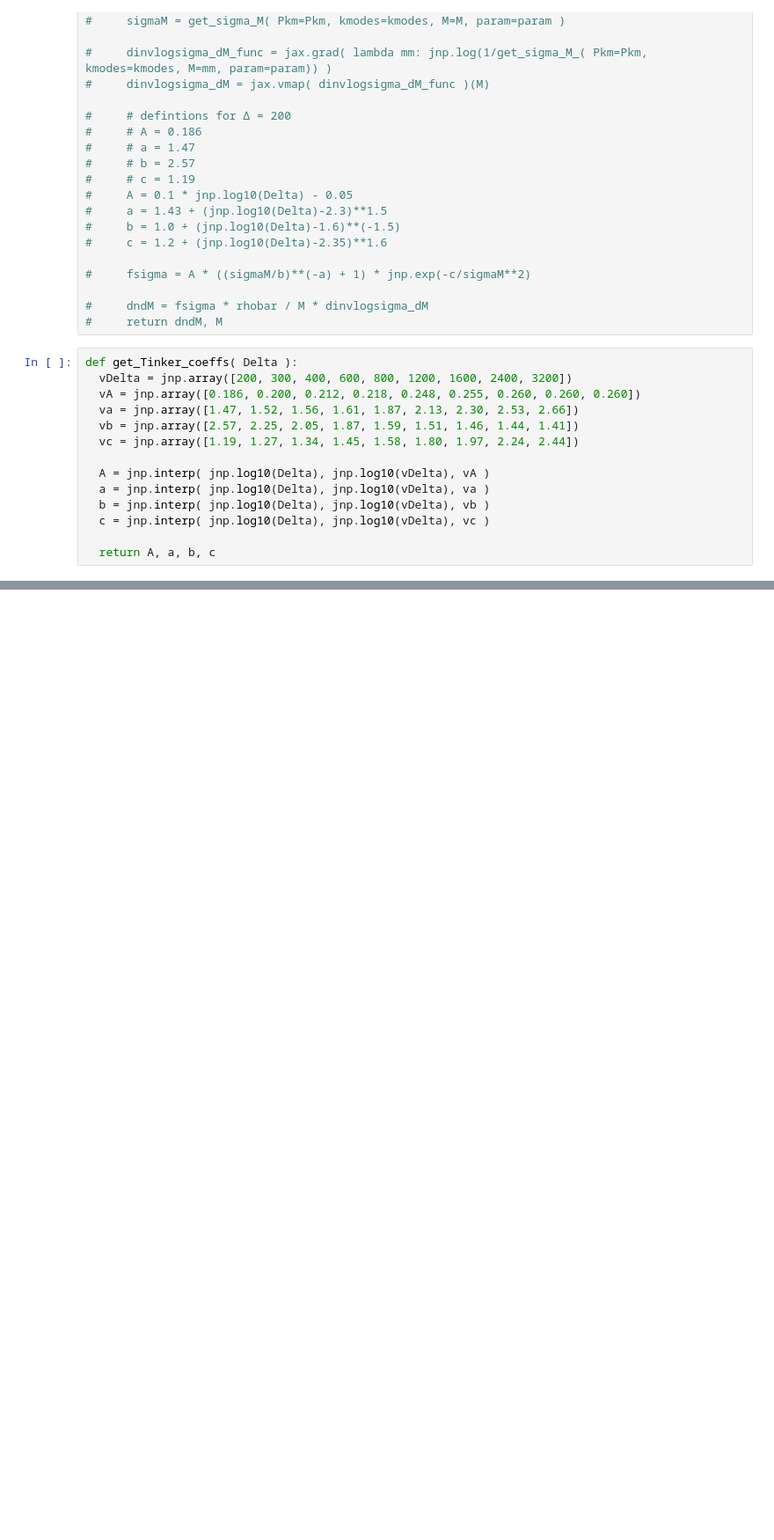
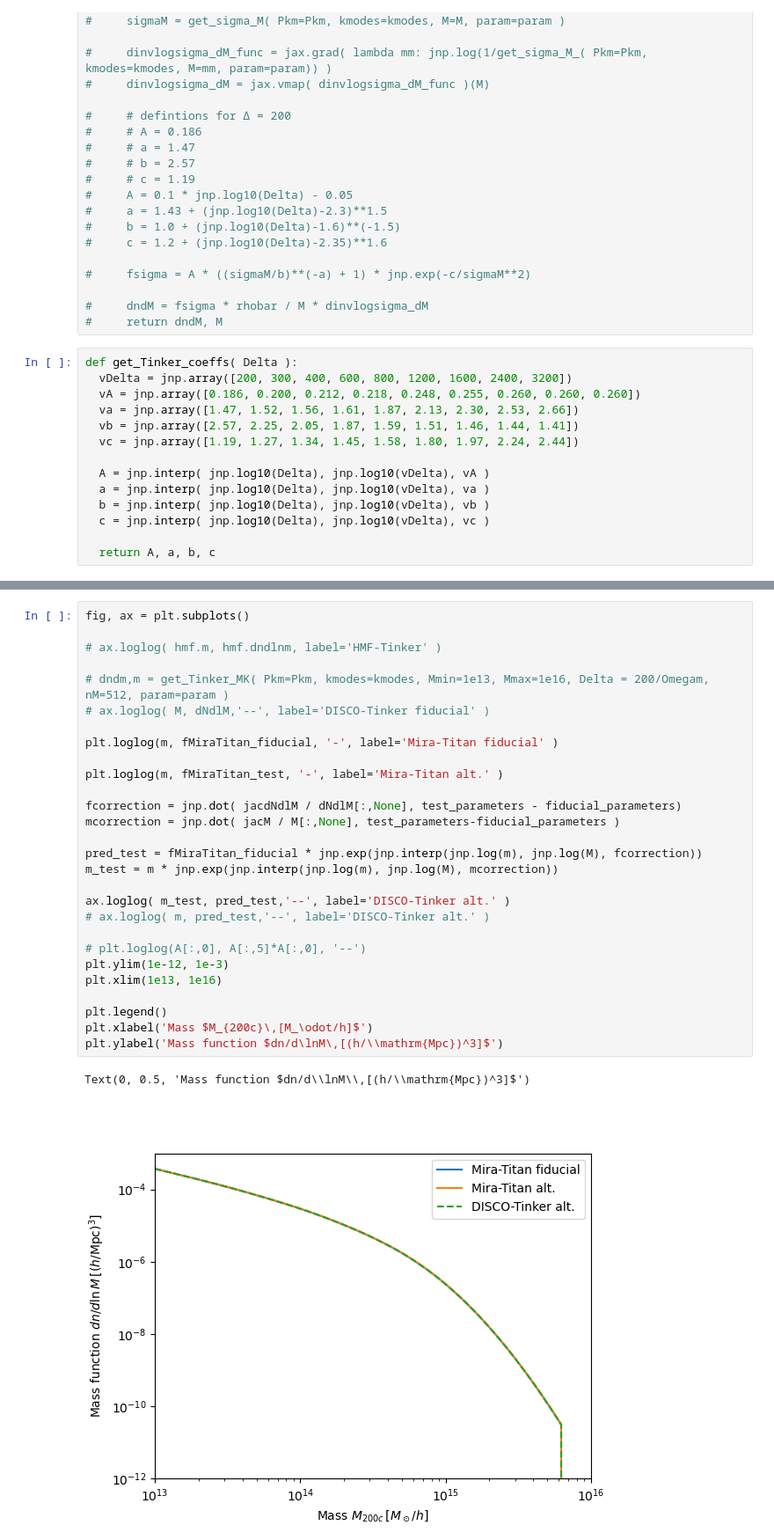
Before and after one commit to ohahn/DISCO-EB, a Jupyter notebook: nb_massfunctions.ipynb, the cells around one changed output, grey strips where cells are left out. Shown at 88% size. Cells and saved outputs as stored; diff of their text form; blank space fills up the shorter version.

Commit message:
added rescaling of mass functions

```diff
--- a/nb_massfunctions.ipynb
+++ b/nb_massfunctions.ipynb
@@ -235,0 +266,31 @@ jacdNdlM,_ = jax.jacfwd( compute_Tinker_MF )( fiducial_parameters )
+# %%
+fig, ax = plt.subplots()
+
+# ax.loglog( hmf.m, hmf.dndlnm, label='HMF-Tinker' )
+
+# dndm,m = get_Tinker_MK( Pkm=Pkm, kmodes=kmodes, Mmin=1e13, Mmax=1e16, Delta = 200/Omegam, nM=512, param=param )
+# ax.loglog( M, dNdlM,'--', label='DISCO-Tinker fiducial' )
+
+plt.loglog(m, fMiraTitan_fiducial, '-', label='Mira-Titan fiducial' )
+
+plt.loglog(m, fMiraTitan_test, '-', label='Mira-Titan alt.' )
+
+fcorrection = jnp.dot( jacdNdlM / dNdlM[:,None], test_parameters - fiducial_parameters)
+mcorrection = jnp.dot( jacM / M[:,None], test_parameters-fiducial_parameters )
+
+pred_test = fMiraTitan_fiducial * jnp.exp(jnp.interp(jnp.log(m), jnp.log(M), fcorrection))
+m_test = m * jnp.exp(jnp.interp(jnp.log(m), jnp.log(M), mcorrection))
+
+ax.loglog( m_test, pred_test,'--', label='DISCO-Tinker alt.' )
+# ax.loglog( m, pred_test,'--', label='DISCO-Tinker alt.' )
+
+# plt.loglog(A[:,0], A[:,5]*A[:,0], '--')
+plt.ylim(1e-12, 1e-3)
+plt.xlim(1e13, 1e16)
+
+plt.legend()
+plt.xlabel('Mass $M_{200c}\,[M_\odot/h]$')
+plt.ylabel('Mass function $dn/d\lnM\,[(h/\\mathrm{Mpc})^3]$')
+# %% [output]
+Text(0, 0.5, 'Mass function $dn/d\\lnM\\,[(h/\\mathrm{Mpc})^3]$')
+[figure, added]
```
Also changed, not shown: parts of 8 cells of this notebook.
